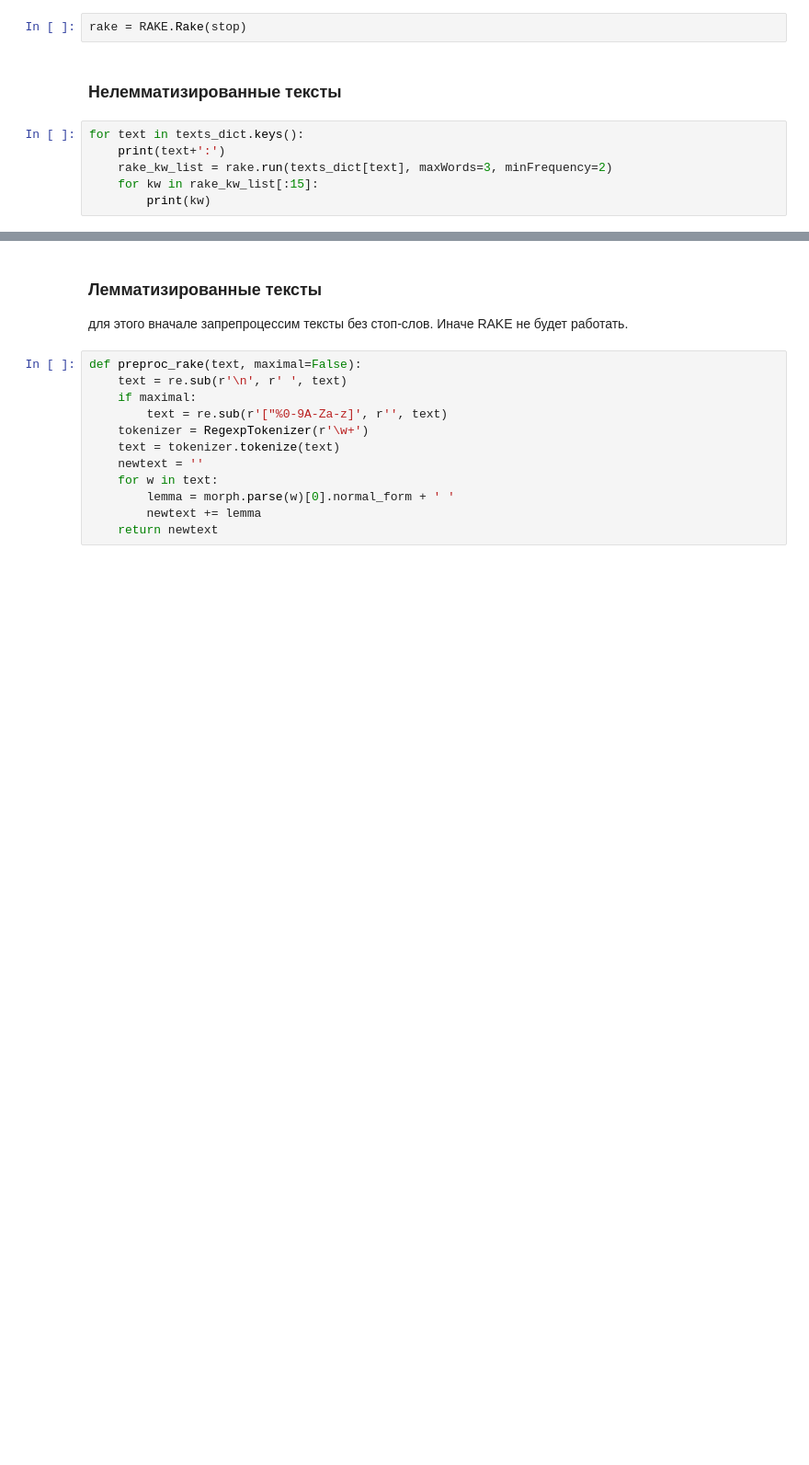
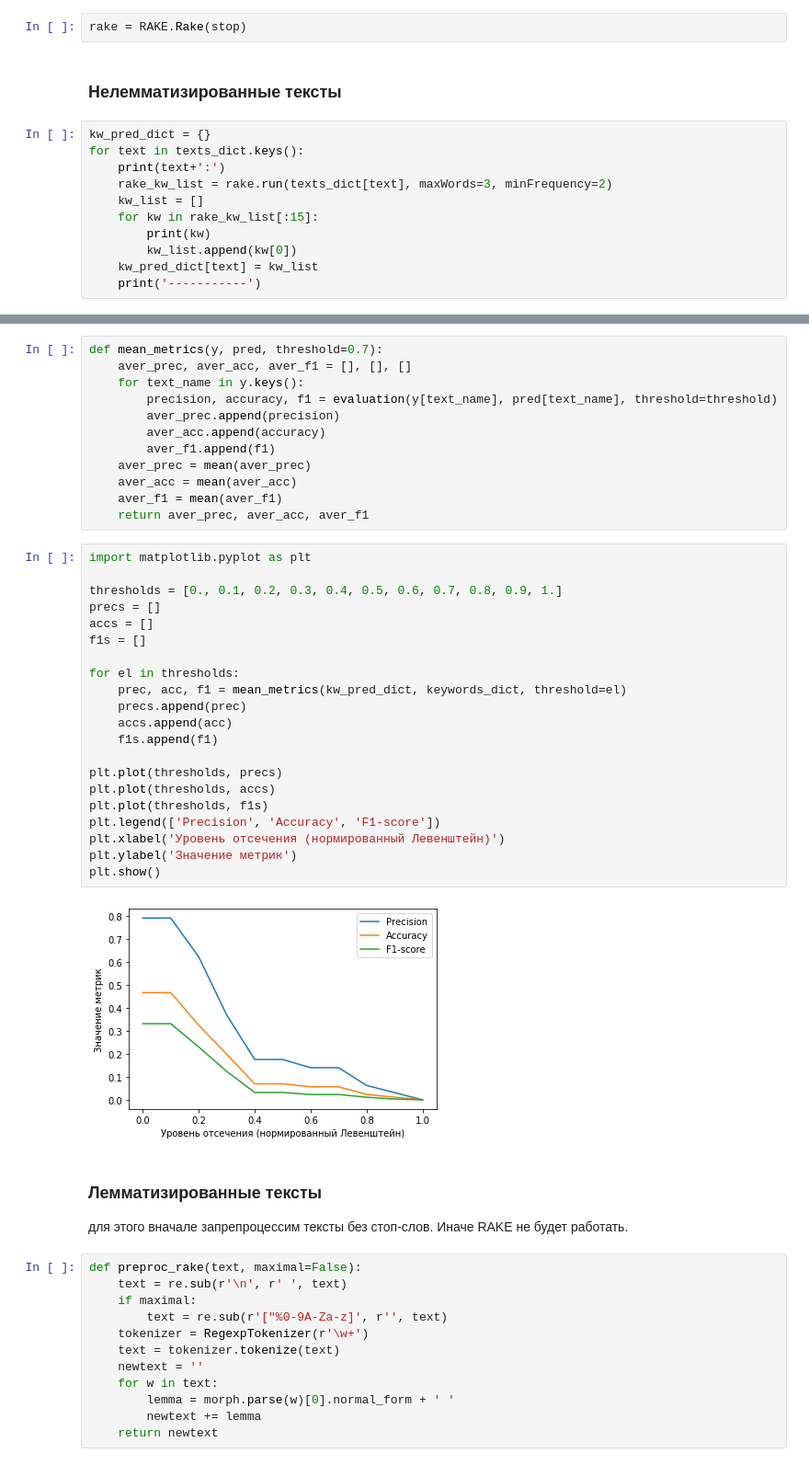
Before and after one commit to Kiryukhasemenov/4GradeNLP, a Jupyter notebook: homework_1/HW1.ipynb, the cells around one changed output, grey strips where cells are left out. Shown: that part at 92% size. Saved outputs shown, nothing was run; the diff lists cells and outputs as text; blank space fills up the shorter version.

```diff
--- a/homework_1/HW1.ipynb
+++ b/homework_1/HW1.ipynb
@@ -221,11 +209,16 @@ rake = RAKE.Rake(stop)
 # %% [markdown]
 ### Нелемматизированные тексты
 # %%
+kw_pred_dict = {}
 for text in texts_dict.keys():
     print(text+':')
     rake_kw_list = rake.run(texts_dict[text], maxWords=3, minFrequency=2)
+    kw_list = []
     for kw in rake_kw_list[:15]:
         print(kw)
+        kw_list.append(kw[0])
+    kw_pred_dict[text] = kw_list
+    print('-----------')
 # %% [output]
 business:
 ('месяц', 1.6666666666666667)
@@ -267,3 +273,38 @@ wiki_kw_list[:15]
+# %%
+def mean_metrics(y, pred, threshold=0.7):
+    aver_prec, aver_acc, aver_f1 = [], [], []
+    for text_name in y.keys():
+        precision, accuracy, f1 = evaluation(y[text_name], pred[text_name], threshold=threshold)
+        aver_prec.append(precision)
+        aver_acc.append(accuracy)
+        aver_f1.append(f1)
+    aver_prec = mean(aver_prec)
+    aver_acc = mean(aver_acc)
+    aver_f1 = mean(aver_f1)
+    return aver_prec, aver_acc, aver_f1
+# %%
+import matplotlib.pyplot as plt
+
+thresholds = [0., 0.1, 0.2, 0.3, 0.4, 0.5, 0.6, 0.7, 0.8, 0.9, 1.]
+precs = []
+accs = []
+f1s = []
+
+for el in thresholds:
+    prec, acc, f1 = mean_metrics(kw_pred_dict, keywords_dict, threshold=el)
+    precs.append(prec)
+    accs.append(acc)
+    f1s.append(f1)
+
+plt.plot(thresholds, precs)
+plt.plot(thresholds, accs)
+plt.plot(thresholds, f1s)
+plt.legend(['Precision', 'Accuracy', 'F1-score'])
+plt.xlabel('Уровень отсечения (нормированный Левенштейн)')
+plt.ylabel('Значение метрик')
+plt.show()
+# %% [output]
+[figure, added]
 # %% [markdown]
 ### Лемматизированные тексты
 
```
Also changed, not shown: parts of 22 cells of this notebook.
